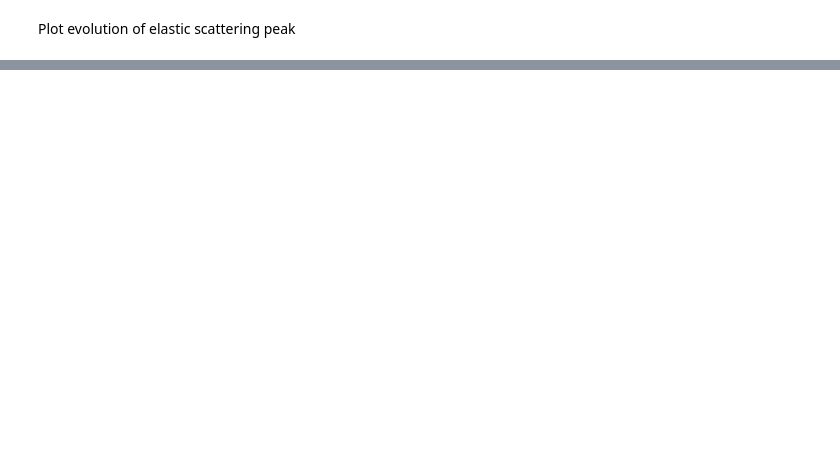
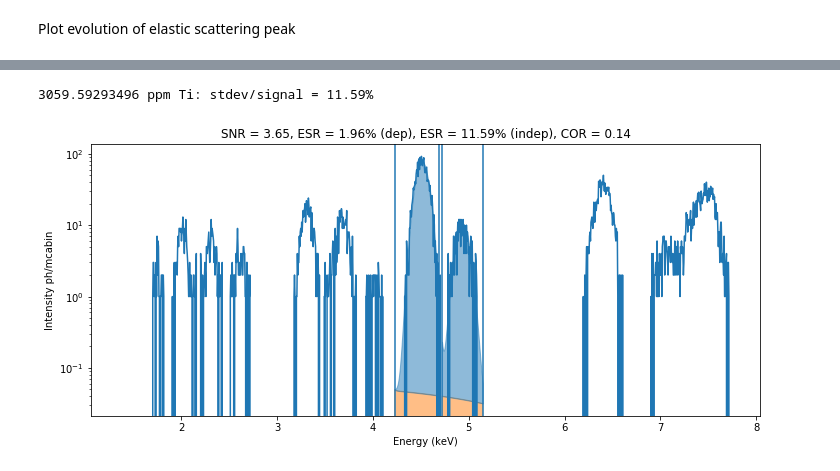
Before and after one commit to woutdenolf/spectrocrunch, a Jupyter notebook: doc/source/tutorials/montecarlo.ipynb, the cells around one changed output, grey strips where cells are left out. Saved outputs shown, nothing was run; the diff lists cells and outputs as text; code cells hidden in the pictures; blank space fills up the shorter version.

```diff
--- a/doc/source/tutorials/montecarlo.ipynb
+++ b/doc/source/tutorials/montecarlo.ipynb
@@ -241,9 +322,11 @@ This means rotations are defined as change-of-frame (inverse of object transform
 if 'imaging' in experiments:
     path = r'/data/id21/tmp/xrmctest/imaging'
     world = XrmcWorldBuilder(path)
-    world_addsource(world, fullfield=True)
+    source, pymcahandle = define_source()
+    pymcahandle.sample = define_sample(None)
+    world_addsource(world, pymcahandle, fullfield=True)
     world_addpco(world)
-    world_addsample(world, fullfield=True)
+    world_addsample(world, pymcahandle.sample, fullfield=True)
     world.quadrics.orientation_inplane = 0
     world.quadrics.orientation_outplane = 0
     world.quadrics.add_inplane_rotationloop(90, 1)
@@ -439,0 +534,47 @@ XraySource:
+# %%
+from spectrocrunch.materials import xrayspectrum
+
+if 'xrf' in experiments:
+    # Define by name:
+    #lines = [["Ca-K"], ["La-L"]]
+
+    # Or define by element and energy-range
+    def getfluolines(ele, emin, emax):
+        lines = xrayspectrum.FluoLine.factory(energybounds=(ele, emin, emax))
+        return ["{}-{}".format(ele,line) for line in lines]
+    emin,emax = pymcahandle.emin, pymcahandle.emax
+    lines = [getfluolines("Ti", emin, emax)]
+
+    def SNR(spectrum, backfunc, lines, plot=True, plotlines=False):
+        def linevalid(ln):
+            return any(ln.startswith(line) for line in lines)
+        ret = spectrum.snr(linevalid,
+                           fluxtime=pymcahandle.I0,
+                           histogram=True,
+                           backfunc=backfunc,
+                           plot=plot,
+                           kstd=3)
+        if plotlines and plot:
+            spectrum.plot(fluxtime=pymcahandle.I0,
+                          histogram=True,
+                          backfunc=backfunc,\
+                          forcelines=True,
+                          title=None,
+                          legend=False,
+                          log=True)
+        else:
+            plt.gca().set_yscale('log', basey=10)
+        return ret
+
+    nfrac = pymcahandle.sample.mixlayers().elemental_molefractions()
+    for line in lines:
+        plt.figure(figsize=(12,5))
+        ele = line[0].split('-')[0]
+        relerror = SNR(spectrum, backfunc, line)['ESR (independent)']*100
+        print('{} ppm {}: stdev/signal = {:.02f}%'.format(nfrac[ele]*1e6, ele, relerror))
+
+    #plt.ylim((1,1e5))
+    #plt.xlim((1,3))
+# %% [output]
+3059.59293496 ppm Ti: stdev/signal = 11.59%
+[figure, added]
```
Also changed, not shown: parts of 21 cells of this notebook, 17 other files.
